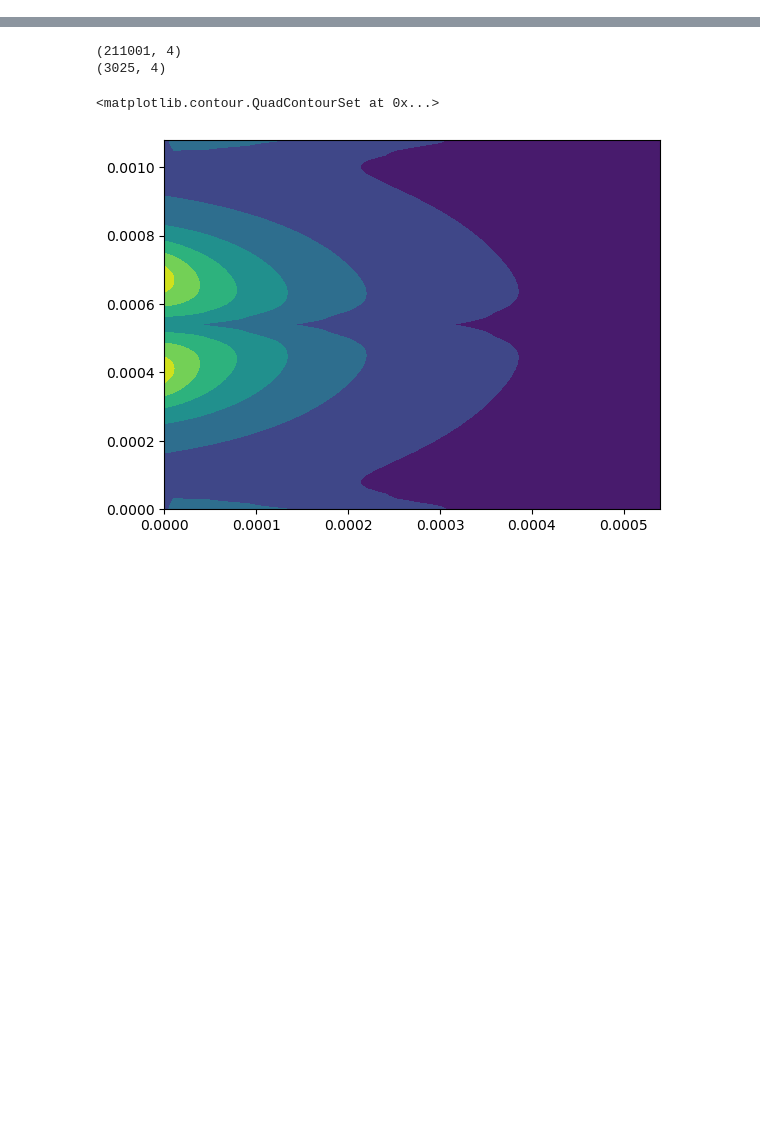
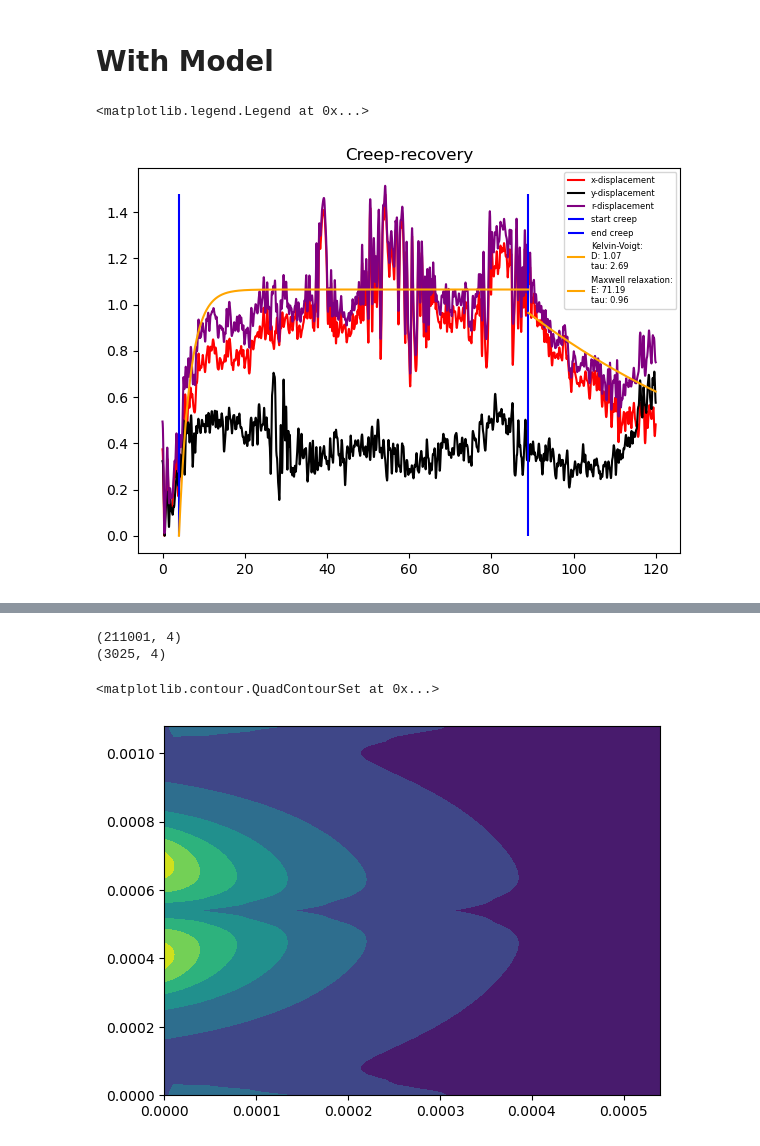
Before and after one commit to ArttuD/MicrorheologyProto, a Jupyter notebook: Notebook.ipynb, the cells around one changed output, grey strips where cells are left out. Cells and saved outputs as stored; diff of their text form; code cells hidden in the pictures; blank space fills up the shorter version.

```diff
--- a/Notebook.ipynb
+++ b/Notebook.ipynb
@@ -131,0 +209,51 @@ def findPoint(x,y):
+# %% [markdown]
+# With Model
+# %%
+path_track = "./data/Meas_set/Model_meas/trackingData_2023-10-23.pickle"
+
+fig, ax = plt.subplots(1,1, figsize=(7,5))
+
+with open(path_track, "rb") as input_file:
+    file_track = cPickle.load(input_file)
+df_track = pd.DataFrame.from_dict(file_track)
+
+start = 40*4
+end = 40*89
+
+df_track["time"] = df_track["t"]*1/40
+df_track["x"] = scipy.signal.detrend(scipy.ndimage.gaussian_filter(df_track["x"].max()-df_track["x"],5))
+df_track["y"] = scipy.signal.detrend(scipy.ndimage.gaussian_filter(df_track["y"]-df_track["y"].min(),5))
+df_track["x"] -= df_track["x"].min()
+df_track["y"] -= df_track["y"].min()
+
+df_track["r"] = np.sqrt(df_track["x"]**2 + df_track["y"]**2)
+
+ax.set_title("Creep-recovery")
+ax.plot(df_track["time"],df_track["x"], color = "red", label = "x-displacement")
+ax.plot(df_track["time"],df_track["y"], color = "black",label = "y-displacement")
+ax.plot(df_track["time"],df_track["r"], color = "purple", label = "r-displacement")
+
+ax.vlines(start*(1/40), df_track["x"].min(), df_track["x"].max(), color = "blue", label = "start creep")
+ax.vlines(end*(1/40), df_track["x"].min(), df_track["x"].max(), color = "blue", label = "end creep")
+
+ax.legend()
+
+
+t_hat = np.arange(df_track["time"][start:end].min(),df_track["time"][start:end].max(), 0.001)
+
+p, p_ = curve_fit(kelvin, df_track["time"][start:end]-df_track["time"][start:end].values[0], df_track["r"][start:end], method = "dogbox")
+creep_label = "Kelvin-Voigt:\nD: {}\ntau: {}".format(np.round(p[1],2),np.round(p[0],2))
+ax.plot(t_hat, kelvin(t_hat-t_hat[0],*p), label = creep_label, color = "orange")
+
+rel_x = df_track["r"][end:].values
+
+t_hat_rel = np.arange(df_track["time"][end:].min(),df_track["time"][end:].max(), 0.001)
+p, p_ = curve_fit(maxwell_rel, df_track["time"][end:] - df_track["time"][end:].values[0], df_track["r"][end:], bounds=([rel_x[0]*0.8,0], [rel_x[0]*1.2, 1e3]), maxfev = 10000)
+rel_label = "Maxwell relaxation:\nE: {}\ntau: {}".format(np.round(p[1],2),np.round(p[0],2))
+
+ax.plot(t_hat_rel, maxwell_rel(t_hat_rel-t_hat_rel[0],*p), label = rel_label, color = "orange")
+
+ax.legend(fontsize = 6)
+# %% [output]
+<matplotlib.legend.Legend at 0x...>
+[figure, added]
```
Also changed, not shown: parts of 11 cells of this notebook, 1 other file.
